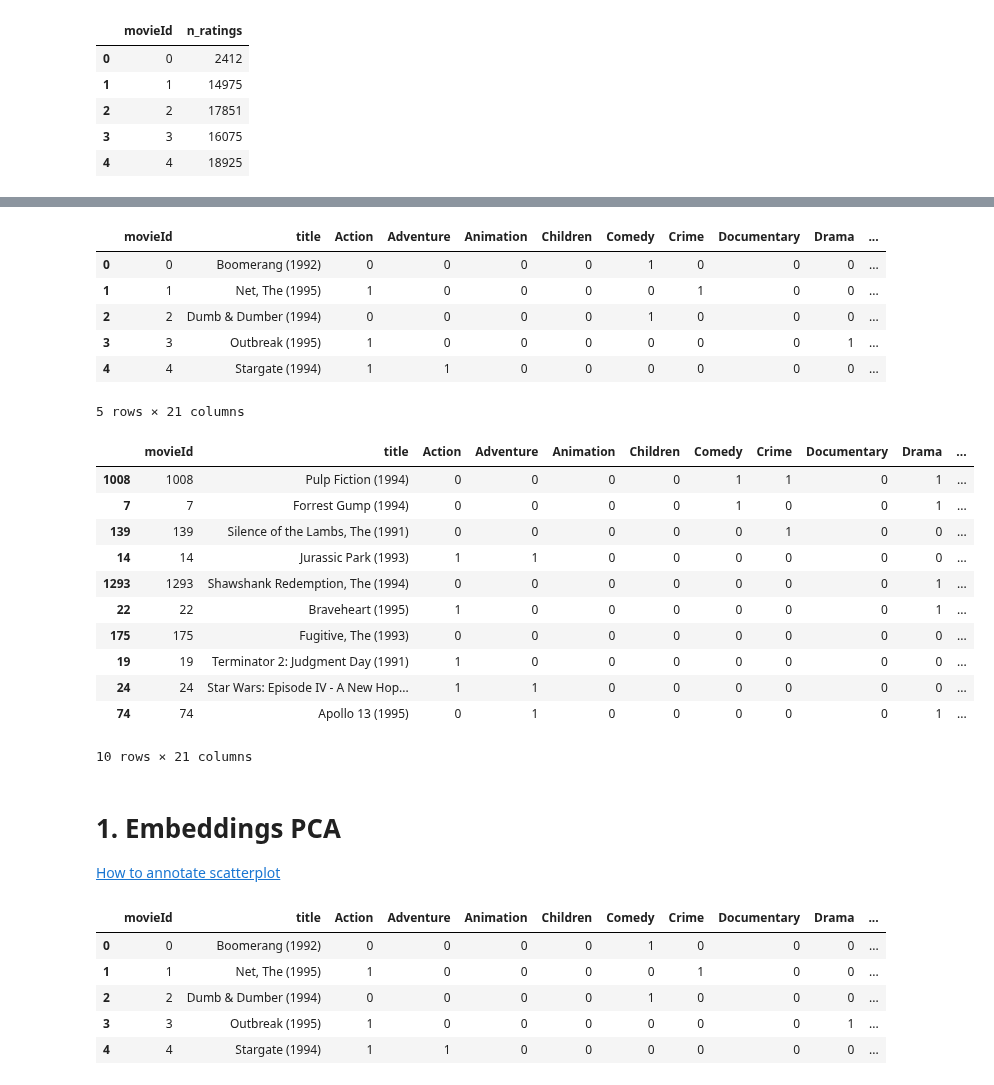
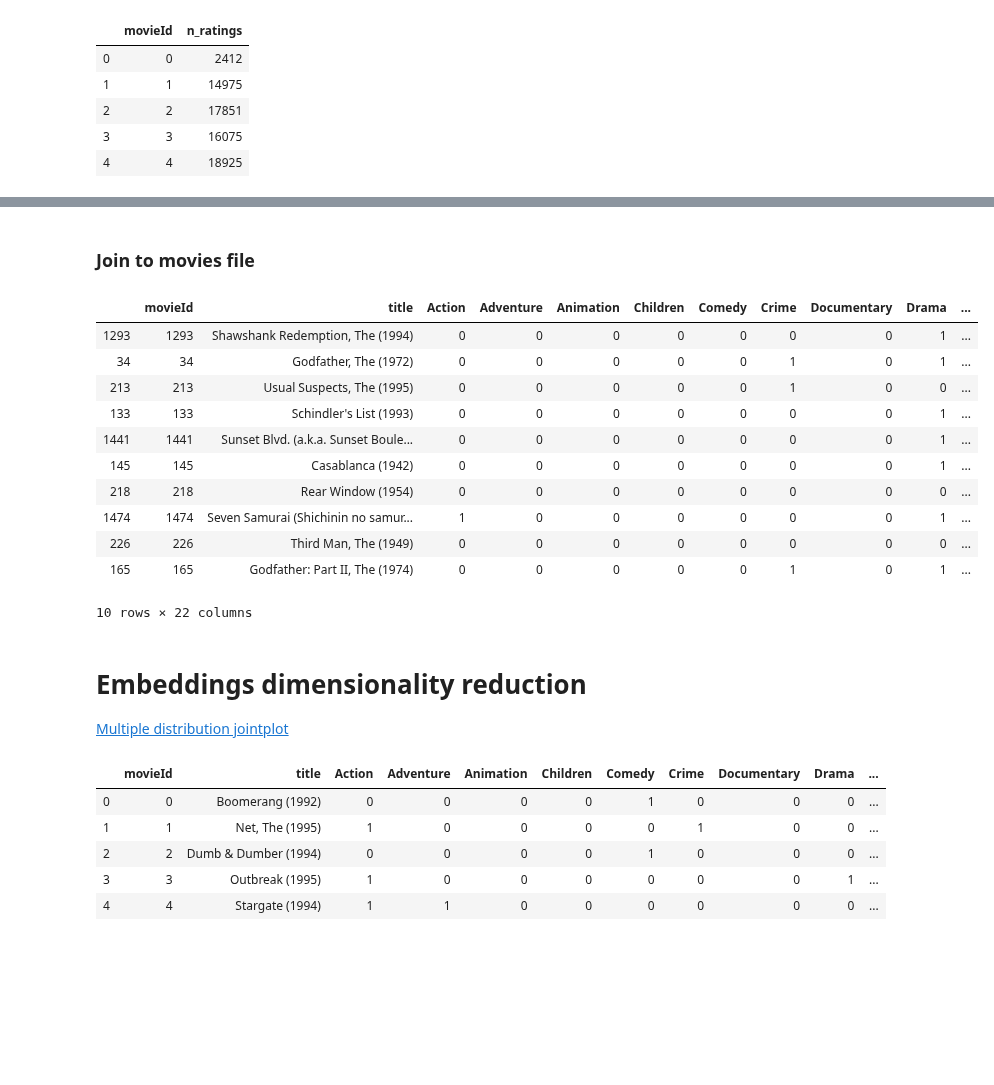
Before and after one commit to James-Leslie/deep-collaborative-filtering, a Jupyter notebook: movielens10m-PCA.ipynb, the cells around one changed output, grey strips where cells are left out. Saved outputs shown, nothing was run; the diff lists cells and outputs as text; code cells hidden in the pictures; blank space fills up the shorter version.

```diff
--- a/movielens10m-PCA.ipynb
+++ b/movielens10m-PCA.ipynb
@@ -30,0 +33,4 @@ rating_counts.head()
+# %%
+rating_avgs = ratings.groupby('movieId').agg({'rating':'mean'}).reset_index()
+rating_avgs.columns = ['movieId', 'mean_rating']
+rating_avgs.head()
@@ -31,34 +44,27 @@ rating_counts.head()
+# %% [markdown]
+### Join to movies file
 # %%
 movies = pd.read_csv(path+'movies.tsv', sep='\t')
 movies = pd.merge(movies, rating_counts, how='inner', on='movieId')
-movies.head()
+movies = pd.merge(movies, rating_avgs, how='inner', on='movieId')
+
+movies.head(10)
 # %% [output]
 |  | movieId | title | Action | Adventure | Animation | Children | Comedy | Crime | Documentary | Drama | ... |
-| 0 | 0 | Boomerang (1992) | 0 | 0 | 0 | 0 | 1 | 0 | 0 | 0 | ... |
-| 1 | 1 | Net, The (1995) | 1 | 0 | 0 | 0 | 0 | 1 | 0 | 0 | ... |
-| 2 | 2 | Dumb & Dumber (1994) | 0 | 0 | 0 | 0 | 1 | 0 | 0 | 0 | ... |
-| 3 | 3 | Outbreak (1995) | 1 | 0 | 0 | 0 | 0 | 0 | 0 | 1 | ... |
-| 4 | 4 | Stargate (1994) | 1 | 1 | 0 | 0 | 0 | 0 | 0 | 0 | ... |
+| 1293 | 1293 | Shawshank Redemption, The (1994) | 0 | 0 | 0 | 0 | 0 | 0 | 0 | 1 | ... |
+| 34 | 34 | Godfather, The (1972) | 0 | 0 | 0 | 0 | 0 | 1 | 0 | 1 | ... |
+| 213 | 213 | Usual Suspects, The (1995) | 0 | 0 | 0 | 0 | 0 | 1 | 0 | 0 | ... |
+| 133 | 133 | Schindler's List (1993) | 0 | 0 | 0 | 0 | 0 | 0 | 0 | 1 | ... |
+| 1441 | 1441 | Sunset Blvd. (a.k.a. Sunset Boule... | 0 | 0 | 0 | 0 | 0 | 0 | 0 | 1 | ... |
+| 145 | 145 | Casablanca (1942) | 0 | 0 | 0 | 0 | 0 | 0 | 0 | 1 | ... |
+| 218 | 218 | Rear Window (1954) | 0 | 0 | 0 | 0 | 0 | 0 | 0 | 0 | ... |
+| 1474 | 1474 | Seven Samurai (Shichinin no samur... | 1 | 0 | 0 | 0 | 0 | 0 | 0 | 1 | ... |
+| 226 | 226 | Third Man, The (1949) | 0 | 0 | 0 | 0 | 0 | 0 | 0 | 0 | ... |
+| 165 | 165 | Godfather: Part II, The (1974) | 0 | 0 | 0 | 0 | 0 | 1 | 0 | 1 | ... |
-5 rows × 21 columns
+10 rows × 22 columns
-# %%
-# top rated movies
-movies.sort_values('n_ratings', ascending=False).head(10)
-# %% [output]
-|  | movieId | title | Action | Adventure | Animation | Children | Comedy | Crime | Documentary | Drama | ... |
-| 1008 | 1008 | Pulp Fiction (1994) | 0 | 0 | 0 | 0 | 1 | 1 | 0 | 1 | ... |
-| 7 | 7 | Forrest Gump (1994) | 0 | 0 | 0 | 0 | 1 | 0 | 0 | 1 | ... |
-| 139 | 139 | Silence of the Lambs, The (1991) | 0 | 0 | 0 | 0 | 0 | 1 | 0 | 0 | ... |
-| 14 | 14 | Jurassic Park (1993) | 1 | 1 | 0 | 0 | 0 | 0 | 0 | 0 | ... |
-| 1293 | 1293 | Shawshank Redemption, The (1994) | 0 | 0 | 0 | 0 | 0 | 0 | 0 | 1 | ... |
-| 22 | 22 | Braveheart (1995) | 1 | 0 | 0 | 0 | 0 | 0 | 0 | 1 | ... |
-| 175 | 175 | Fugitive, The (1993) | 0 | 0 | 0 | 0 | 0 | 0 | 0 | 0 | ... |
-| 19 | 19 | Terminator 2: Judgment Day (1991) | 1 | 0 | 0 | 0 | 0 | 0 | 0 | 0 | ... |
-| 24 | 24 | Star Wars: Episode IV - A New Hop... | 1 | 1 | 0 | 0 | 0 | 0 | 0 | 0 | ... |
-| 74 | 74 | Apollo 13 (1995) | 0 | 1 | 0 | 0 | 0 | 0 | 0 | 1 | ... |
-10 rows × 21 columns
-# %% [markdown]
-# 1. Embeddings PCA
-[How to annotate scatterplot](https://python-graph-gallery.com/46-add-text-annotation-on-scatterplot/)
+# %% [markdown]
+# Embeddings dimensionality reduction
+[Multiple distribution jointplot](https://stackoverflow.com/questions/35920885/how-to-overlay-a-seaborn-jointplot-with-a-marginal-distribution-histogram-fr)
 # %%
 emb = pd.read_csv(path+'embeddings.csv')
 emb.head()
```
Also changed, not shown: parts of 21 cells of this notebook.
